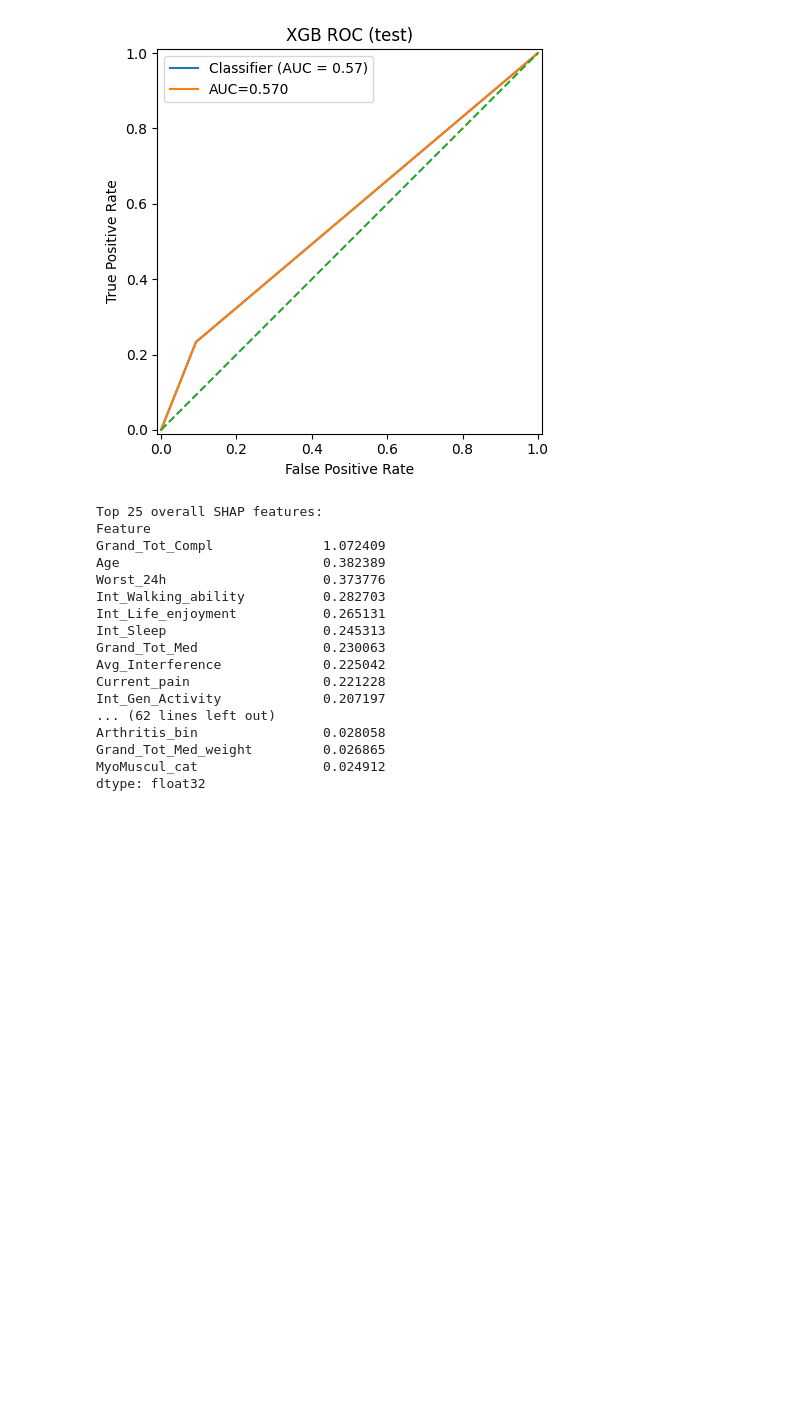
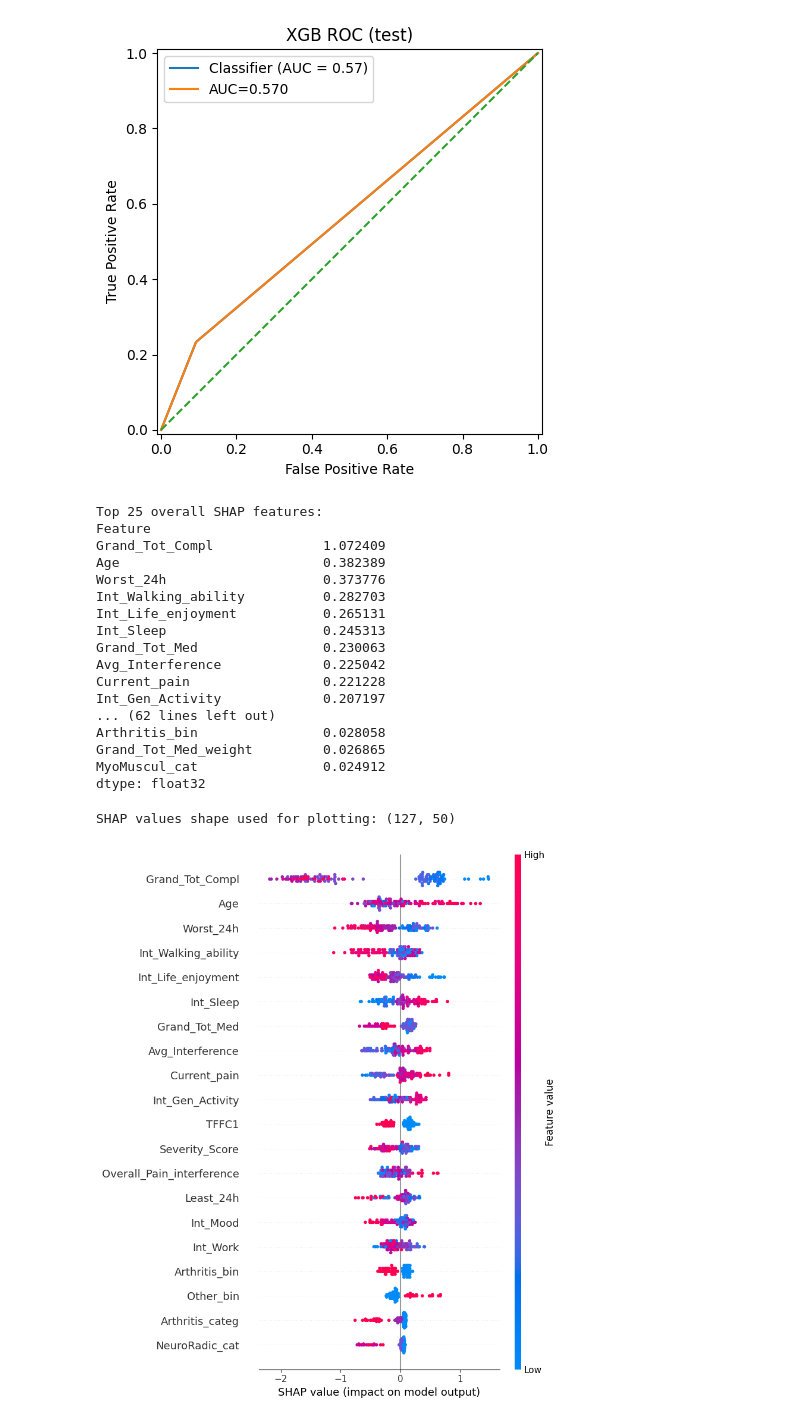
Before and after one commit to Subasree514/Machine_learning_projects, a Jupyter notebook: SIB projects/project_OPERA.ipynb, the cells around one changed output. Drawn from its saved outputs; the diff is of its cells as text; code cells hidden in the pictures; blank space fills up the shorter version.

Commit message:
plots updated

```diff
--- a/SIB projects/project_OPERA.ipynb
+++ b/SIB projects/project_OPERA.ipynb
@@ -435,7 +435,7 @@ xgb_overall, xgb_per_class, explainer, shap_arr, Xte = shap_xgb_multiclass(
     X_train,
     X_test,
     feature_names=X.columns,
-    class_names=["No","Yes"]
+    class_names=["No","Yes"],
 )
 
 print("Top 25 overall SHAP features:")
@@ -465,0 +521,6 @@ dtype: float32
+# %%
+plot_shap_results(explainer, shap_arr, Xte, feature_names=X.columns, class_names=['No','Yes'], plot_type="summary"
+)
+# %% [output]
+SHAP values shape used for plotting: (127, 50)
+[figure, added]
```
Also changed, not shown: parts of 3 cells of this notebook, 1 other file.
